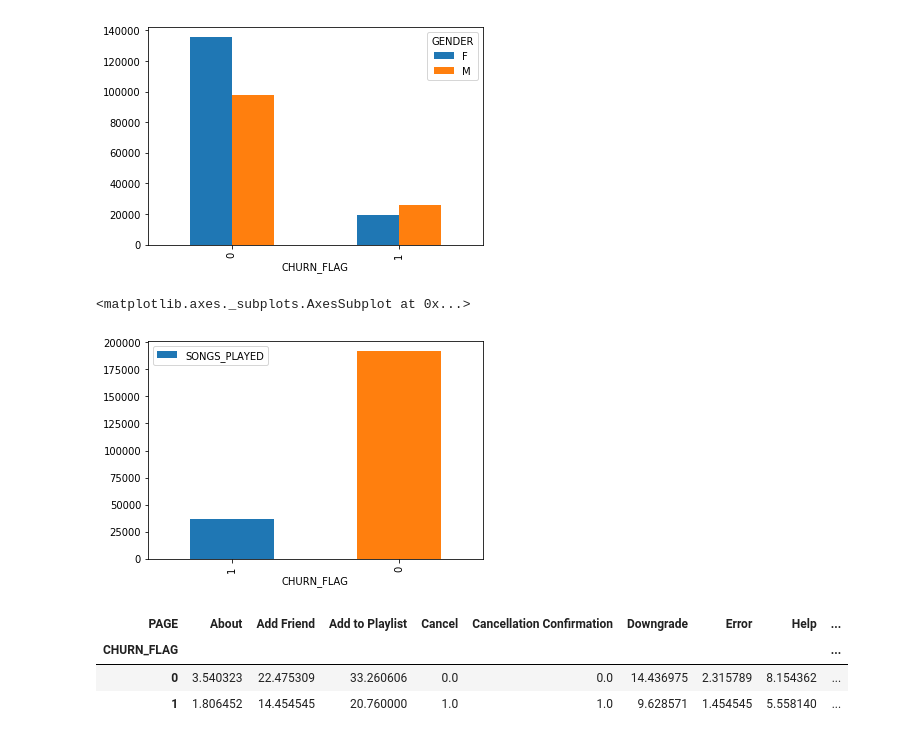
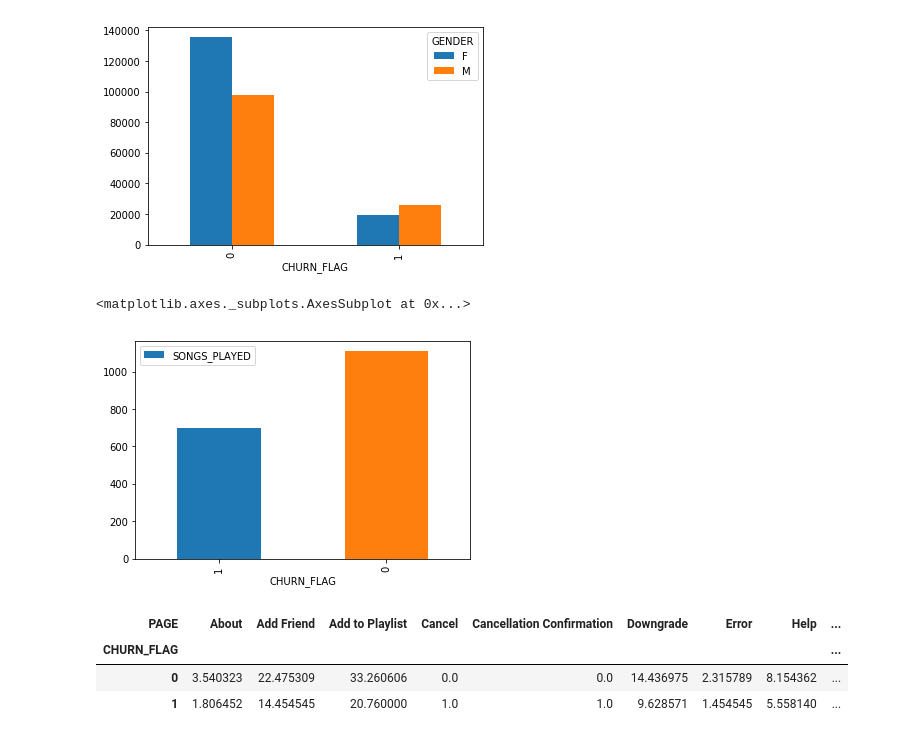
Before and after one commit to AbdelrahmanGad/Sparkify_Udacity_ND, a Jupyter notebook: Sparkify.ipynb, the cells around one changed output. Saved outputs shown, nothing was run; the diff lists cells and outputs as text; code cells hidden in the pictures.

```diff
--- a/Sparkify.ipynb
+++ b/Sparkify.ipynb
@@ -346,18 +338,18 @@ spark.sql("""
 # %%
 spark.sql("""
         SELECT
             CHURN_FLAG,
-            COUNT(*) AS SONGS_PLAYED
+            COUNT(*)/ COUNT(DISTINCT USERID) AS SONGS_PLAYED
         FROM
             CHURN_DF
         WHERE
             PAGE = 'NextSong'
         GROUP BY
             CHURN_FLAG
 """).toPandas().plot.bar(x='CHURN_FLAG', y='SONGS_PLAYED')
 # %% [output]
 <matplotlib.axes._subplots.AxesSubplot at 0x...>
-[figure, old version]
+[figure, new version]
 # %%
 spark.sql("""
         SELECT
```
Also changed, not shown: parts of 7 cells of this notebook.
